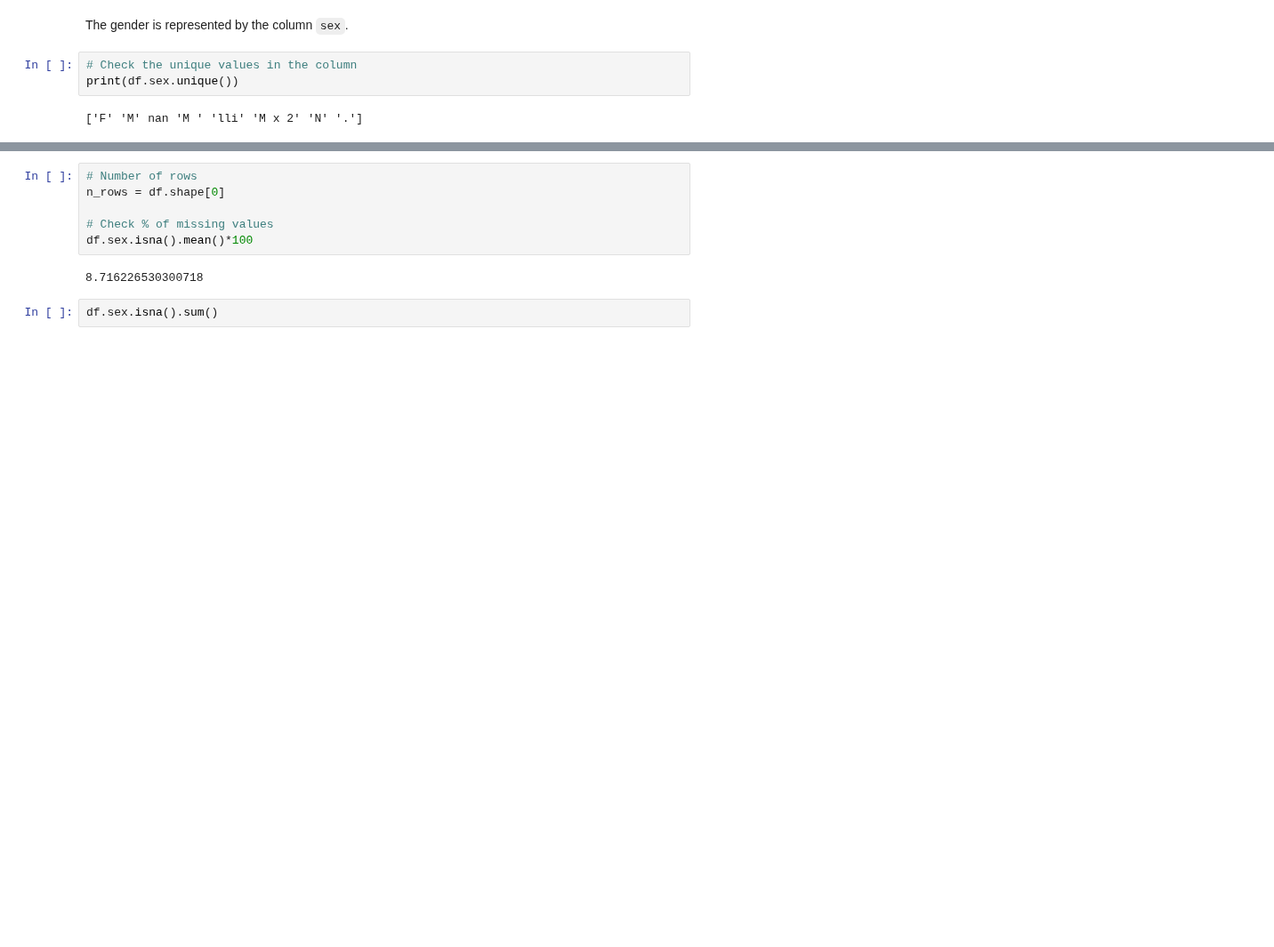
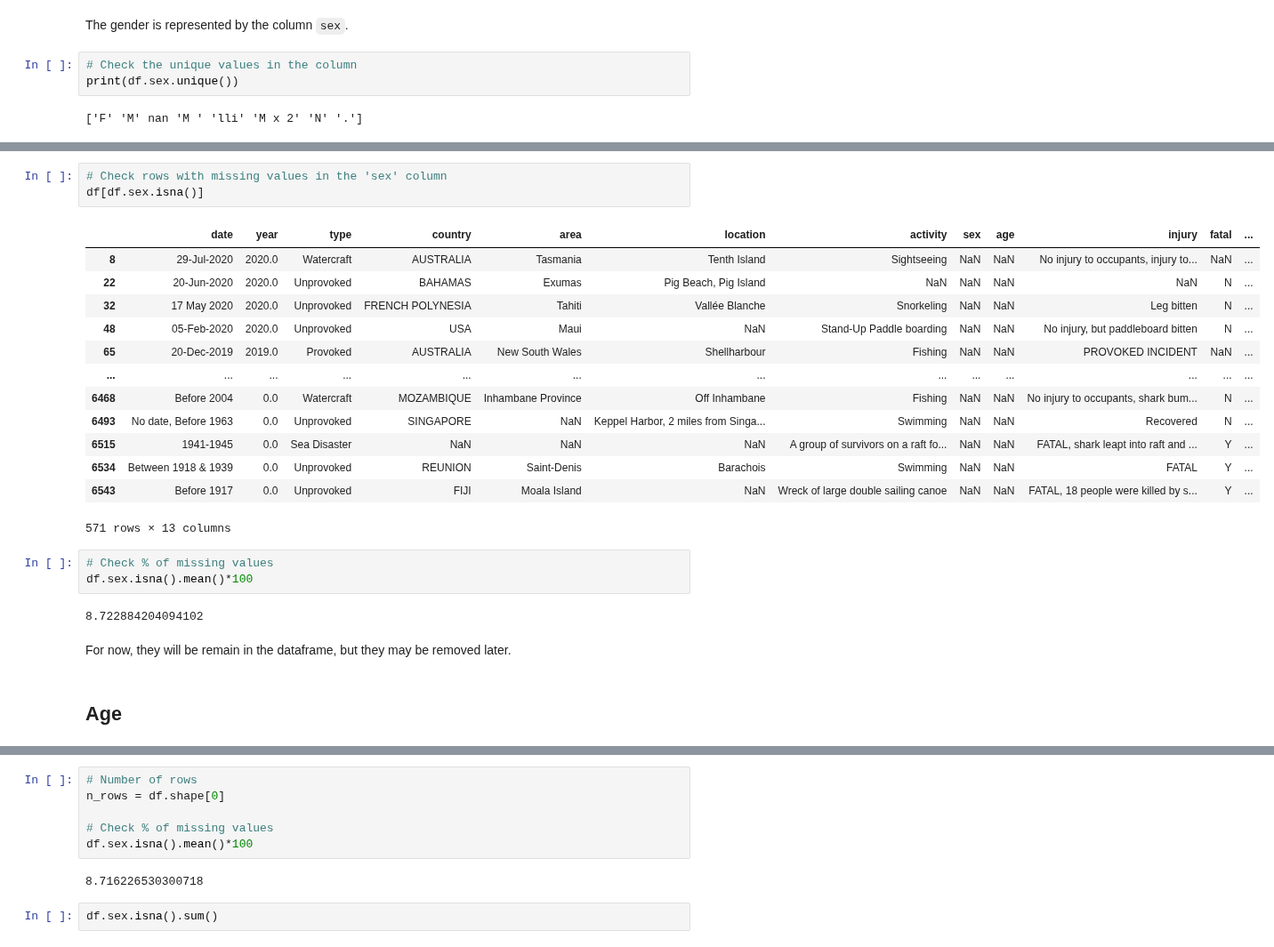
Before and after one commit to gabrielanakasato/ironhack-daft, a Jupyter notebook: proj/w03-project02/proj02-shark-attack.ipynb, the cells around one changed output, grey strips where cells are left out. Shown at 89% size. Drawn from its saved outputs; the diff is of its cells as text; blank space fills up the shorter version.

```diff
--- a/proj/w03-project02/proj02-shark-attack.ipynb
+++ b/proj/w03-project02/proj02-shark-attack.ipynb
@@ -326,0 +322,26 @@ df[(df.sex != 'M') & (df.sex != 'F') & (df.sex == df.sex)]
+# %%
+# Check rows with missing values in the 'sex' column
+df[df.sex.isna()]
+# %% [output]
+|  | date | year | type | country | area | location | activity | sex | age | injury | fatal | ... |
+| 8 | 29-Jul-2020 | 2020.0 | Watercraft | AUSTRALIA | Tasmania | Tenth Island | Sightseeing | NaN | NaN | No injury to occupants, injury to... | NaN | ... |
+| 22 | 20-Jun-2020 | 2020.0 | Unprovoked | BAHAMAS | Exumas | Pig Beach, Pig Island | NaN | NaN | NaN | NaN | N | ... |
+| 32 | 17 May 2020 | 2020.0 | Unprovoked | FRENCH POLYNESIA | Tahiti | Vallée Blanche | Snorkeling | NaN | NaN | Leg bitten | N | ... |
+| 48 | 05-Feb-2020 | 2020.0 | Unprovoked | USA | Maui | NaN | Stand-Up Paddle boarding | NaN | NaN | No injury, but paddleboard bitten | N | ... |
+| 65 | 20-Dec-2019 | 2019.0 | Provoked | AUSTRALIA | New South Wales | Shellharbour | Fishing | NaN | NaN | PROVOKED INCIDENT | NaN | ... |
+| ... | ... | ... | ... | ... | ... | ... | ... | ... | ... | ... | ... | ... |
+| 6468 | Before 2004 | 0.0 | Watercraft | MOZAMBIQUE | Inhambane Province | Off Inhambane | Fishing | NaN | NaN | No injury to occupants, shark bum... | N | ... |
+| 6493 | No date, Before 1963 | 0.0 | Unprovoked | SINGAPORE | NaN | Keppel Harbor, 2 miles from Singa... | Swimming | NaN | NaN | Recovered | N | ... |
+| 6515 | 1941-1945 | 0.0 | Sea Disaster | NaN | NaN | NaN | A group of survivors on a raft fo... | NaN | NaN | FATAL, shark leapt into raft and ... | Y | ... |
+| 6534 | Between 1918 & 1939 | 0.0 | Unprovoked | REUNION | Saint-Denis | Barachois | Swimming | NaN | NaN | FATAL | Y | ... |
+| 6543 | Before 1917 | 0.0 | Unprovoked | FIJI | Moala Island | NaN | Wreck of large double sailing canoe | NaN | NaN | FATAL, 18 people were killed by s... | Y | ... |
+571 rows × 13 columns
+# %%
+# Check % of missing values
+df.sex.isna().mean()*100
+# %% [output]
+8.722884204094102
+# %% [markdown]
+For now, they will be remain in the dataframe, but they may be removed later.
+# %% [markdown]
+## Age
```
Also changed, not shown: parts of 24 cells of this notebook.
